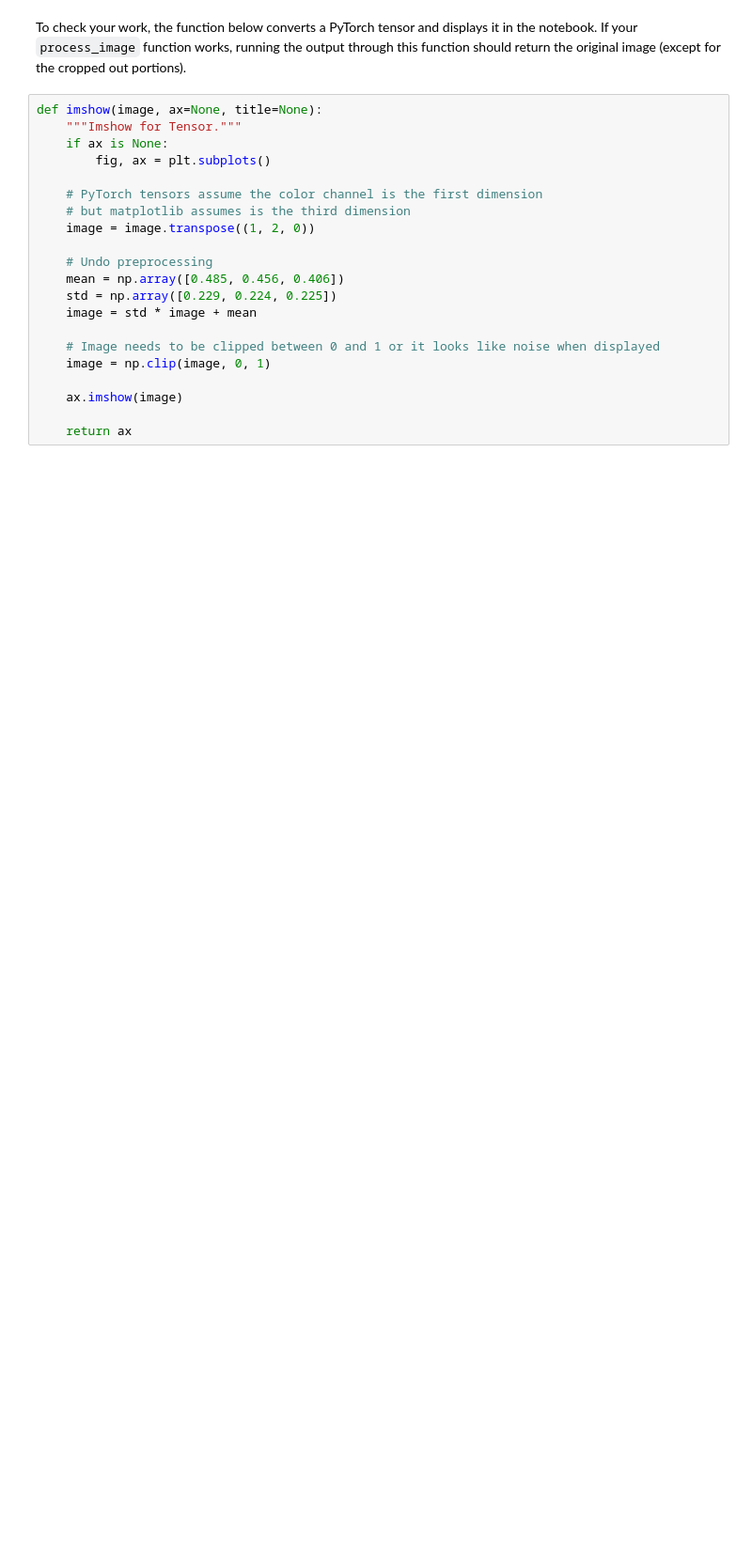
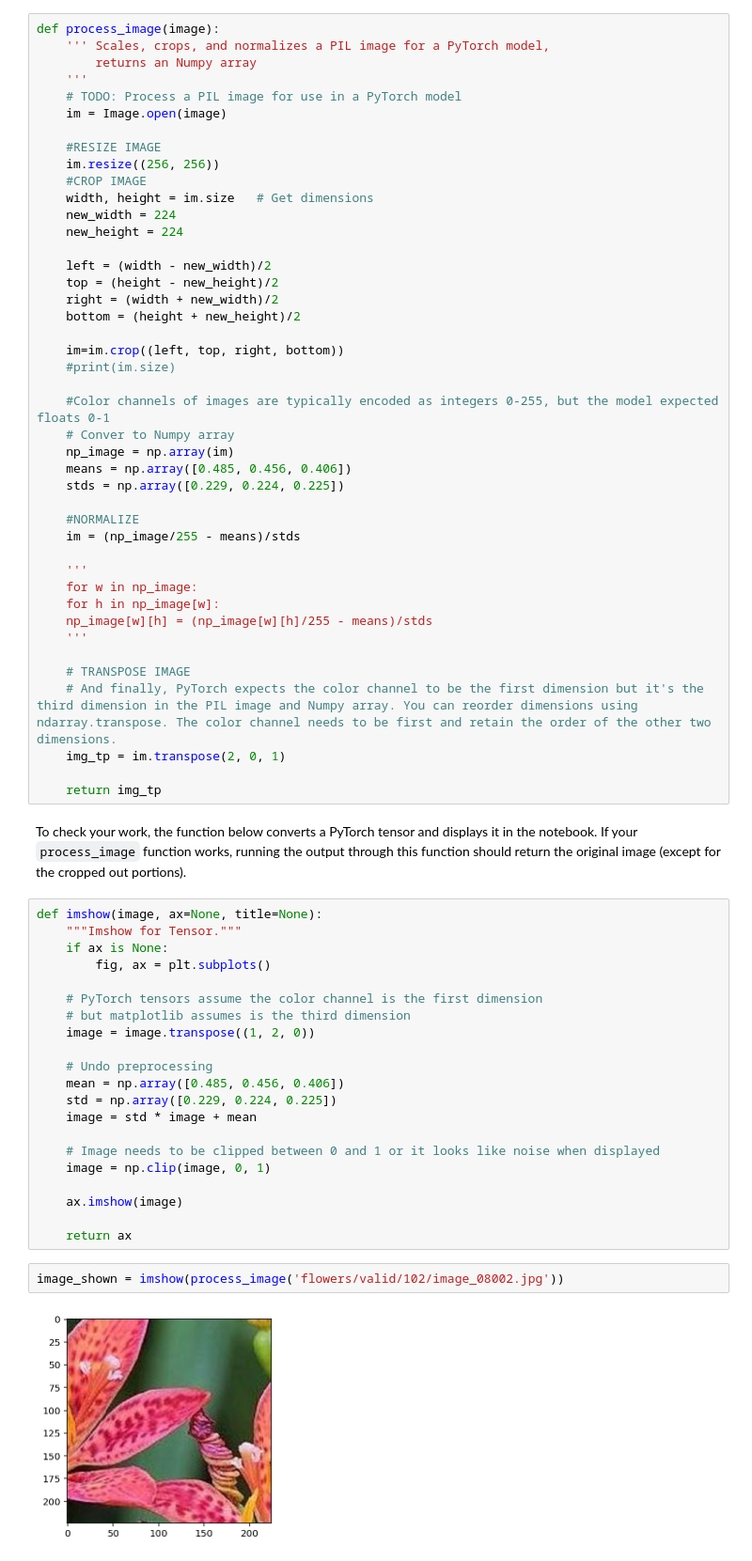
Before and after one commit to itsmpython/ai_image_classification_model, a Jupyter notebook: Image Classifier Project.ipynb, the cells around one changed output. Shown: that part at 94% size. Drawn from its saved outputs; the diff is of its cells as text; blank space fills up the shorter version.

Commit message:
Submission ready train.py and predict.py files
Submission ready train.py and predict.py files along with working notebook Image Classifier Project.ipynb

```diff
--- a/Image Classifier Project.ipynb
+++ b/Image Classifier Project.ipynb
@@ -343,3 +403,46 @@ def process_image(image):
+# %%
+def process_image(image):
+    ''' Scales, crops, and normalizes a PIL image for a PyTorch model,
+        returns an Numpy array
+    '''
+    # TODO: Process a PIL image for use in a PyTorch model
+    im = Image.open(image)
+
+    #RESIZE IMAGE
+    im.resize((256, 256))
+    #CROP IMAGE
+    width, height = im.size   # Get dimensions
+    new_width = 224
+    new_height = 224
+
+    left = (width - new_width)/2
+    top = (height - new_height)/2
+    right = (width + new_width)/2
+    bottom = (height + new_height)/2
+
+    im=im.crop((left, top, right, bottom))
+    #print(im.size)
+
+    #Color channels of images are typically encoded as integers 0-255, but the model expected floats 0-1
+    # Conver to Numpy array
+    np_image = np.array(im)
+    means = np.array([0.485, 0.456, 0.406])
+    stds = np.array([0.229, 0.224, 0.225])
+
+    #NORMALIZE
+    im = (np_image/255 - means)/stds
+
+    '''
+    for w in np_image:
+    for h in np_image[w]:
+    np_image[w][h] = (np_image[w][h]/255 - means)/stds
+    '''
+
+    # TRANSPOSE IMAGE
+    # And finally, PyTorch expects the color channel to be the first dimension but it's the third dimension in the PIL image and Numpy array. You can reorder dimensions using ndarray.transpose. The color channel needs to be first and retain the order of the other two dimensions.
+    img_tp = im.transpose(2, 0, 1)
+
+    return img_tp
 # %% [markdown]
 To check your work, the function below converts a PyTorch tensor and displays it in the notebook. If your `process_image` function works, running the output through this function should return the original image (except for the cropped out portions).
 # %%
@@ -363,6 +466,10 @@ def imshow(image, ax=None, title=None):
     ax.imshow(image)
 
     return ax
+# %%
+image_shown = imshow(process_image('flowers/valid/102/image_08002.jpg'))
+# %% [output]
+[figure, added]
 # %% [markdown]
 ## Class Prediction
 
```
Also changed, not shown: parts of 18 cells of this notebook, 7 other files.
